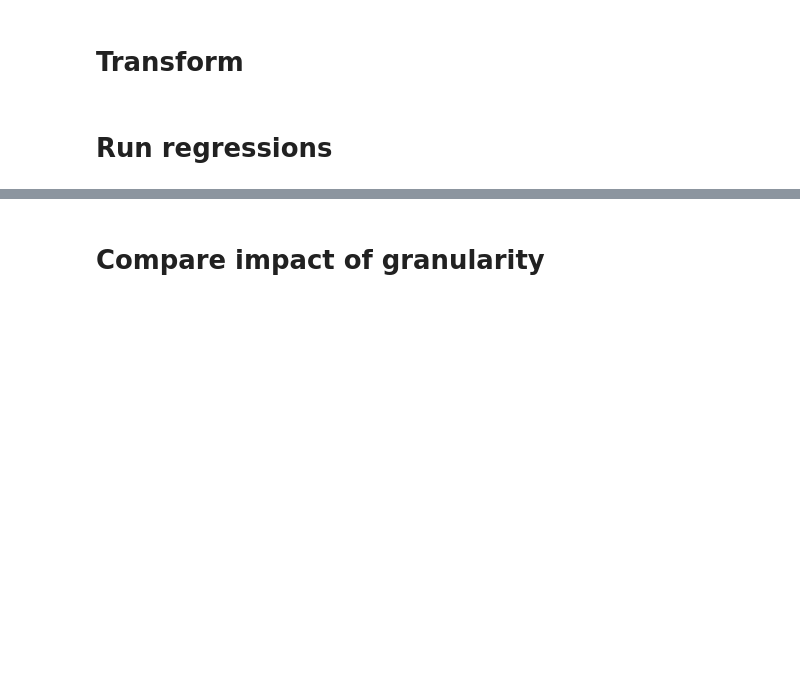
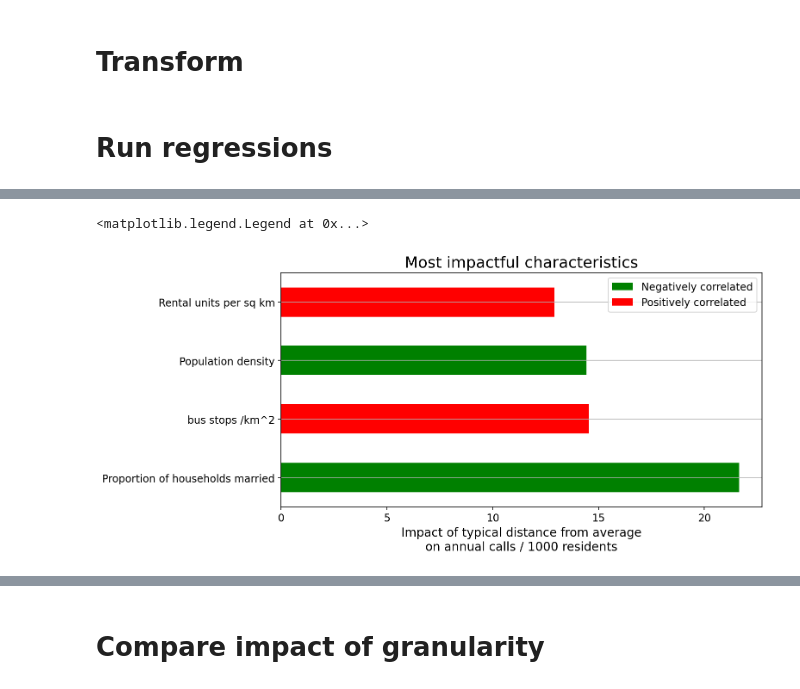
Before and after one commit to ahakso/detroit, a Jupyter notebook: shame_correlations.ipynb, the cells around one changed output, grey strips where cells are left out. Drawn from its saved outputs; the diff is of its cells as text; code cells hidden in the pictures; blank space fills up the shorter version.

```diff
--- a/shame_correlations.ipynb
+++ b/shame_correlations.ipynb
@@ -143,0 +134,9 @@ strong multicollinearity or other numerical problems.
+# %%
+XX = patsy.standardize(X).assign(Intercept=1).astype(float)
+mdl = sm.OLS(endog=y,exog=XX)
+res = mdl.fit_regularized(method='elastic_net',L1_wt = 1,alpha=10,refit=False,zero_tol=.0001)
+XXX = XX.drop(columns=res.params[res.params==0].index)
+mdl = sm.OLS(endog=y,exog=XXX)
+
+res = mdl.fit()
+res.summary()
@@ -143,0 +166,11 @@ strong multicollinearity or other numerical problems.
+# %%
+fig, ax = plt.subplots(1,1,figsize=(10,5))
+sorted_abs_params = res.params.drop('Intercept').abs().sort_values(ascending=False)
+
+tt = sorted_abs_params.rename(COLNAME_MAP).plot(kind='barh',ax=ax,color=['r' if x else 'g' for x in (res.params.loc[sorted_abs_params.index]>0)])
+ax.grid(True, axis='y')
+_ = ax.set(xlabel='Impact of typical distance from average\non annual calls / 1000 residents',title='Most impactful characteristics')
+ax.legend([x for x in tt.get_children() if isinstance(x,mpl.patches.Rectangle)],['Negatively correlated','Positively correlated'])
+# %% [output]
+<matplotlib.legend.Legend at 0x...>
+[figure, added]
```
Also changed, not shown: parts of 38 cells of this notebook.
